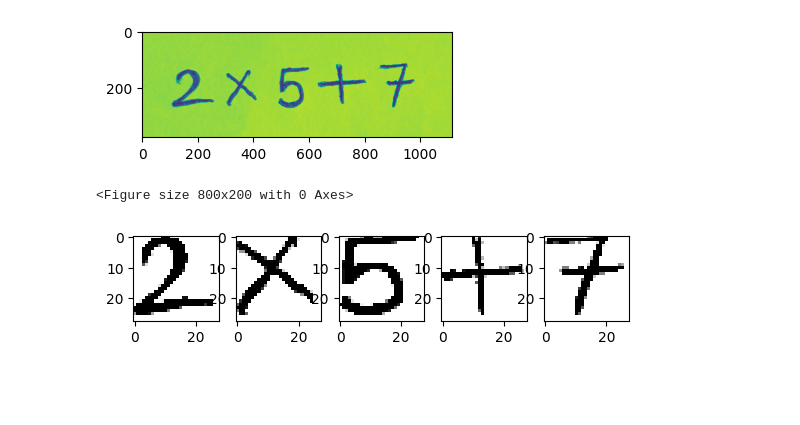
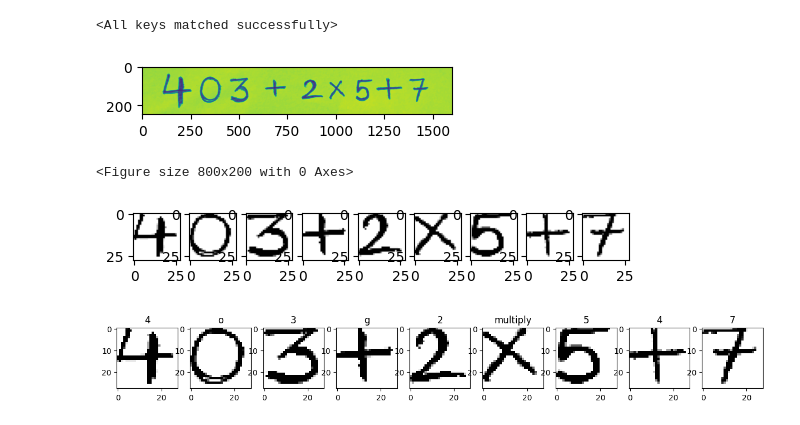
Before and after one commit to SohamD34/Handwritten-Equation-Solver, a Jupyter notebook: equationsolver.ipynb, the cells around one changed output. Cells and saved outputs as stored; diff of their text form; code cells hidden in the pictures; blank space fills up the shorter version.

```diff
--- a/equationsolver.ipynb
+++ b/equationsolver.ipynb
@@ -24,19 +92,80 @@ print(mapping)
+# %%
+class CharacterNet22(nn.Module):
+
+    ''' CNN architecture for character recognition '''
+
+    def __init__(self):
+
+        super(CharacterNet22, self).__init__()
+        self.conv1 = nn.Conv2d(1, 32, kernel_size=3, padding=1)
+        self.dropout = nn.Dropout(0.2)
+        self.conv2 = nn.Conv2d(32, 64, kernel_size=3, padding=1)
+        self.pool = nn.MaxPool2d(kernel_size=2, stride=2)
+        # self.fc1 = nn.Linear(64 * 32 * 32, 512)
+        self.fc1 = nn.Linear(64*7*7, 512)
+        self.fc2 = nn.Linear(512, 36)
+
+
+    def forward(self, x):
+
+        x = F.relu(self.conv1(x))
+        x = self.pool(x)
+        x = F.relu(self.conv2(x))
+        x = self.pool(x)
+        # x = self.dropout(x)
+        # print(x.shape)              # torch.Size([128, 64, 32, 32])
+        # x = x.view(-1, 64 * 32 * 32)
+        x = x.view(-1, 64*7*7)
+        x = F.relu(self.fc1(x))
+        x = self.fc2(x)
+        x = F.softmax(x, dim=1)
+
+        return x
+
+model = CharacterNet22()
+model.load_state_dict(torch.load('CharacterNet2.pth'))
+# %% [output]
+<All keys matched successfully>
 # %%
-img = cv2.imread('../Handwritten-Equation-Solver/test_data/14.jpeg',cv2.IMREAD_GRAYSCALE)
+img = cv2.imread('../Handwritten-Equation-Solver/test_data/15.jpeg',cv2.IMREAD_GRAYSCALE)
 plt.figure(figsize=(4,2))
 plt.imshow(img)
 plt.show()
 
 segments = create_segments(img)
+segments = segments[:len(segments)]
 plt.figure(figsize=(8,2))
 
 fig, axes = plt.subplots(1,len(segments))
+for i in range(len(segments)):
 
-for i in range(len(segments)):
     segments[i] = 255 - segments[i]
     axes[i].imshow(segments[i], cmap='gray')
 plt.show()
+
+model = model.to(device)
+equation = []
+
+plt.figure(figsize=(15, 3))  # Adjust the figure size as needed
+
+for i, img in enumerate(segments):
+    gray_image = cv2.resize(img, (28, 28))
+    gray_image = gray_image.reshape((1, 28, 28))
+    data = torch.Tensor(np.array([gray_image])).to(device)
+
+    output = model(data)
+    _, predicted = torch.max(output.data, 1)
+
+    plt.subplot(1, len(segments), i + 1)
+    plt.imshow(gray_image[0], cmap='gray')
+
+    plt.title(mapping[str(predicted.item())])  # Assuming mapping is a dictionary
+
+    equation.append(mapping[str(predicted.item())])
+
+plt.show()
 # %% [output]
-[figure, old version]
+[figure, new version]
 <Figure size 800x200 with 0 Axes>
-[figure, old version]
+[figure, new version]
+[figure, added]
```
Also changed, not shown: parts of 7 cells of this notebook, 9 other files.
